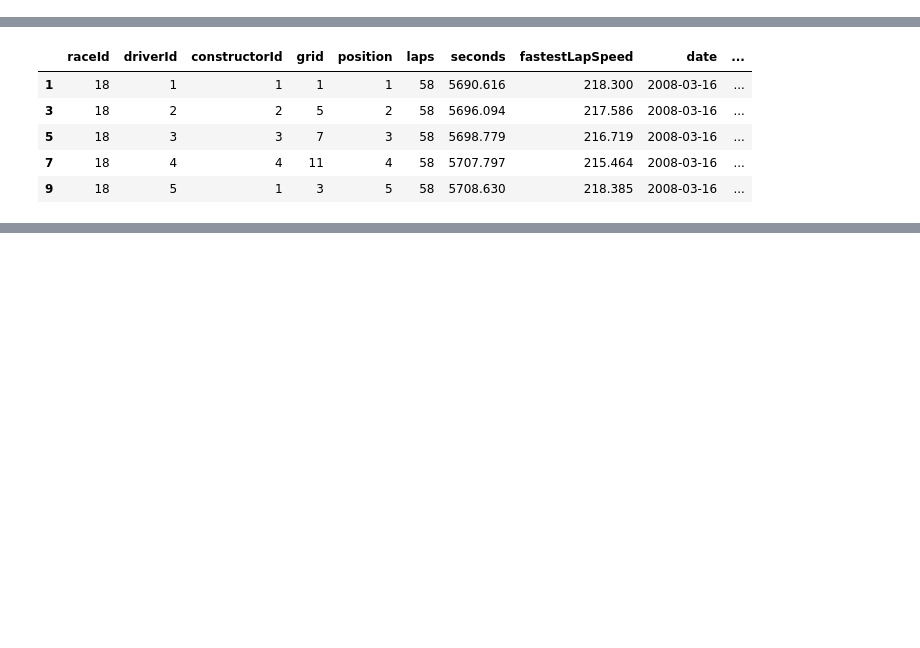
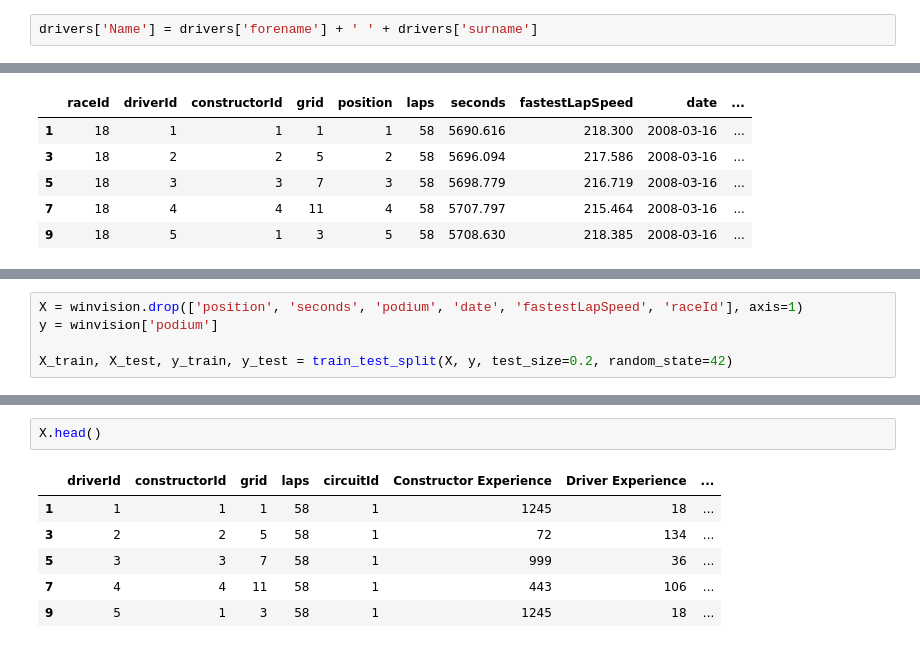
Before and after one commit to Kr1mson/Winvision, a Jupyter notebook: WinVision_Race_pred.ipynb, the cells around one changed output, grey strips where cells are left out. Saved outputs shown, nothing was run; the diff lists cells and outputs as text; blank space fills up the shorter version.

Commit message:
randomforest

```diff
--- a/WinVision_Race_pred.ipynb
+++ b/WinVision_Race_pred.ipynb
@@ -82,6 +82,8 @@ drivers.head()
 | 2 | 3 | rosberg | 6 | ROS | Nico | Rosberg | 1985-06-27 | German | http://en.wikipedia.org/wiki/Nico... |
 | 3 | 4 | alonso | 14 | ALO | Fernando | Alonso | 1981-07-29 | Spanish | http://en.wikipedia.org/wiki/Fern... |
 | 4 | 5 | kovalainen | NaN | KOV | Heikki | Kovalainen | 1981-10-19 | Finnish | http://en.wikipedia.org/wiki/Heik... |
+# %%
+drivers['Name'] = drivers['forename'] + ' ' + drivers['surname']
 # %%
 lap_times.replace('\\N', np.nan, inplace=True)
 lap_times.head()
@@ -344,0 +349,5 @@ winvision.head()
+# %%
+X = winvision.drop(['position', 'seconds', 'podium', 'date', 'fastestLapSpeed', 'raceId'], axis=1)
+y = winvision['podium']
+
+X_train, X_test, y_train, y_test = train_test_split(X, y, test_size=0.2, random_state=42)
@@ -344,0 +371,9 @@ winvision.head()
+# %%
+X.head()
+# %% [output]
+|  | driverId | constructorId | grid | laps | circuitId | Constructor Experience | Driver Experience | ... |
+| 1 | 1 | 1 | 1 | 58 | 1 | 1245 | 18 | ... |
+| 3 | 2 | 2 | 5 | 58 | 1 | 72 | 134 | ... |
+| 5 | 3 | 3 | 7 | 58 | 1 | 999 | 36 | ... |
+| 7 | 4 | 4 | 11 | 58 | 1 | 443 | 106 | ... |
+| 9 | 5 | 1 | 3 | 58 | 1 | 1245 | 18 | ... |
```
Also changed, not shown: parts of 7 cells of this notebook.
